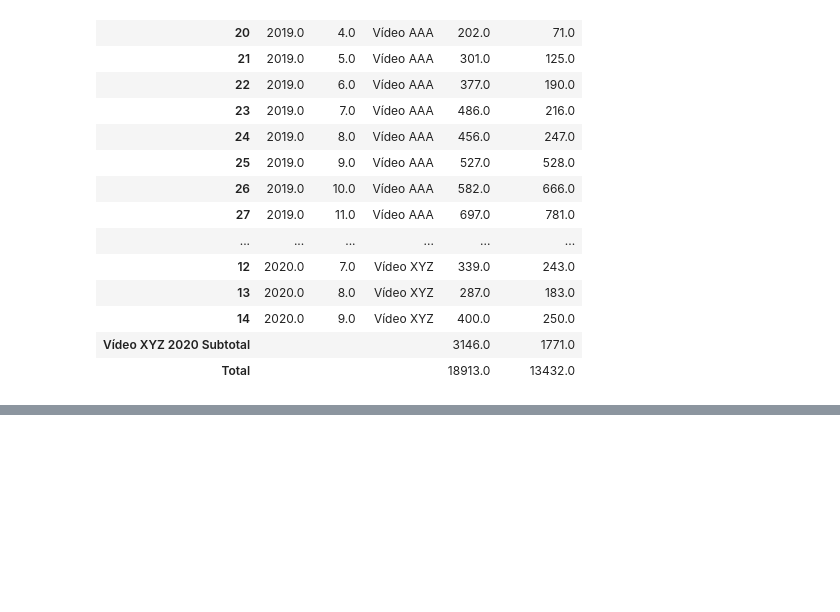
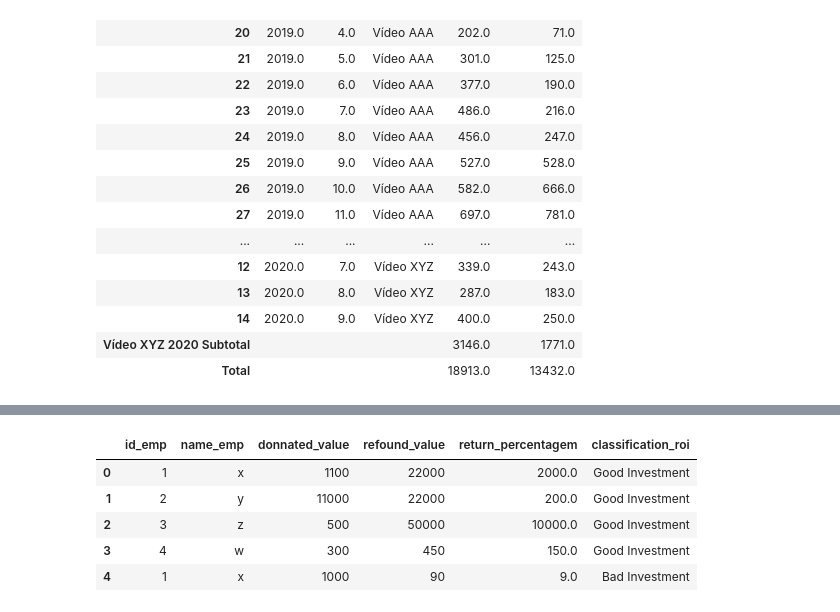
Before and after one commit to alexaugusto23/python_developer, a Jupyter notebook: Planejamento - Lógicas/Scripts e Notebooks/logicas_pyplan.ipynb, the cells around one changed output, grey strips where cells are left out. Cells and saved outputs as stored; diff of their text form; code cells hidden in the pictures; blank space fills up the shorter version.

```diff
--- a/Planejamento - Lógicas/Scripts e Notebooks/logicas_pyplan.ipynb
+++ b/Planejamento - Lógicas/Scripts e Notebooks/logicas_pyplan.ipynb
@@ -1112,0 +1238,18 @@ _df_summary.fillna('')
+# %%
+def comunidade(num):
+    if num < 50:
+        return 'Bad Investment'
+    elif num < 100:
+        return 'Median Investment'
+    elif num >= 100:
+        return 'Good Investment'
+
+df['classification_roi'] = df['return_percentagem'].map(comunidade)
+df
+# %% [output]
+|  | id_emp | name_emp | donnated_value | refound_value | return_percentagem | classification_roi |
+| 0 | 1 | x | 1100 | 22000 | 2000.0 | Good Investment |
+| 1 | 2 | y | 11000 | 22000 | 200.0 | Good Investment |
+| 2 | 3 | z | 500 | 50000 | 10000.0 | Good Investment |
+| 3 | 4 | w | 300 | 450 | 150.0 | Good Investment |
+| 4 | 1 | x | 1000 | 90 | 9.0 | Bad Investment |
```
Also changed, not shown: parts of 13 cells of this notebook.
